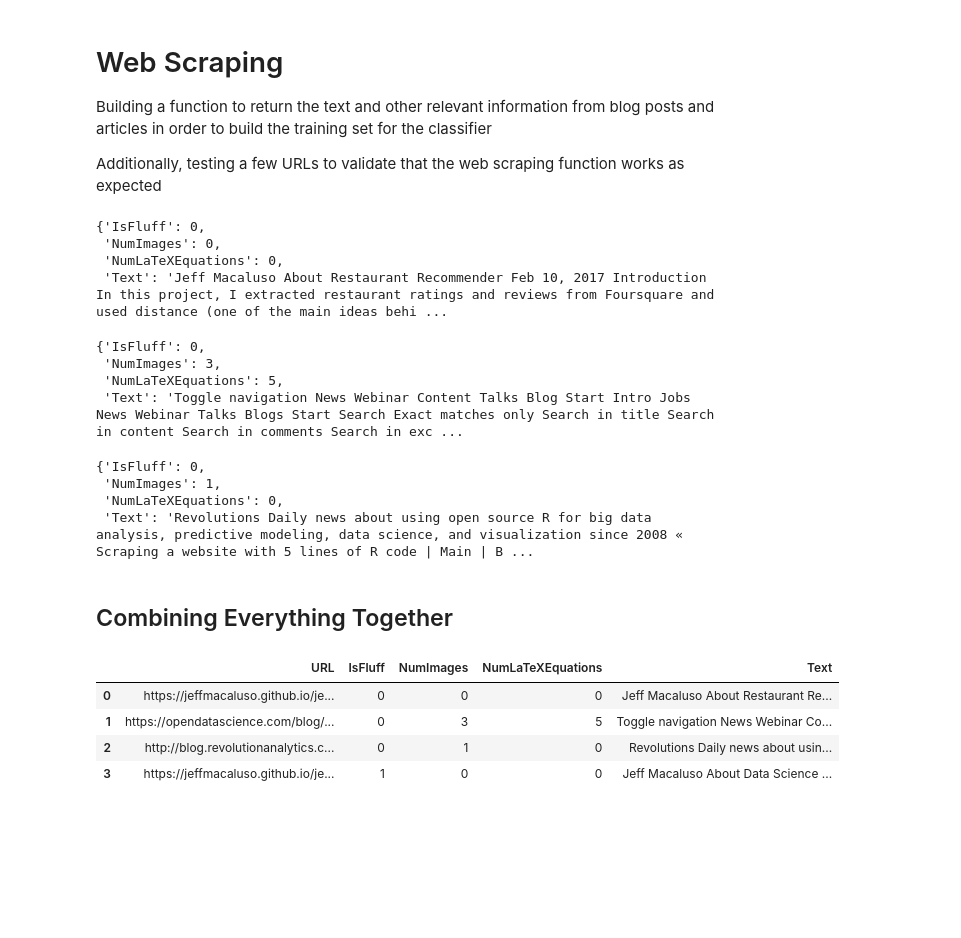
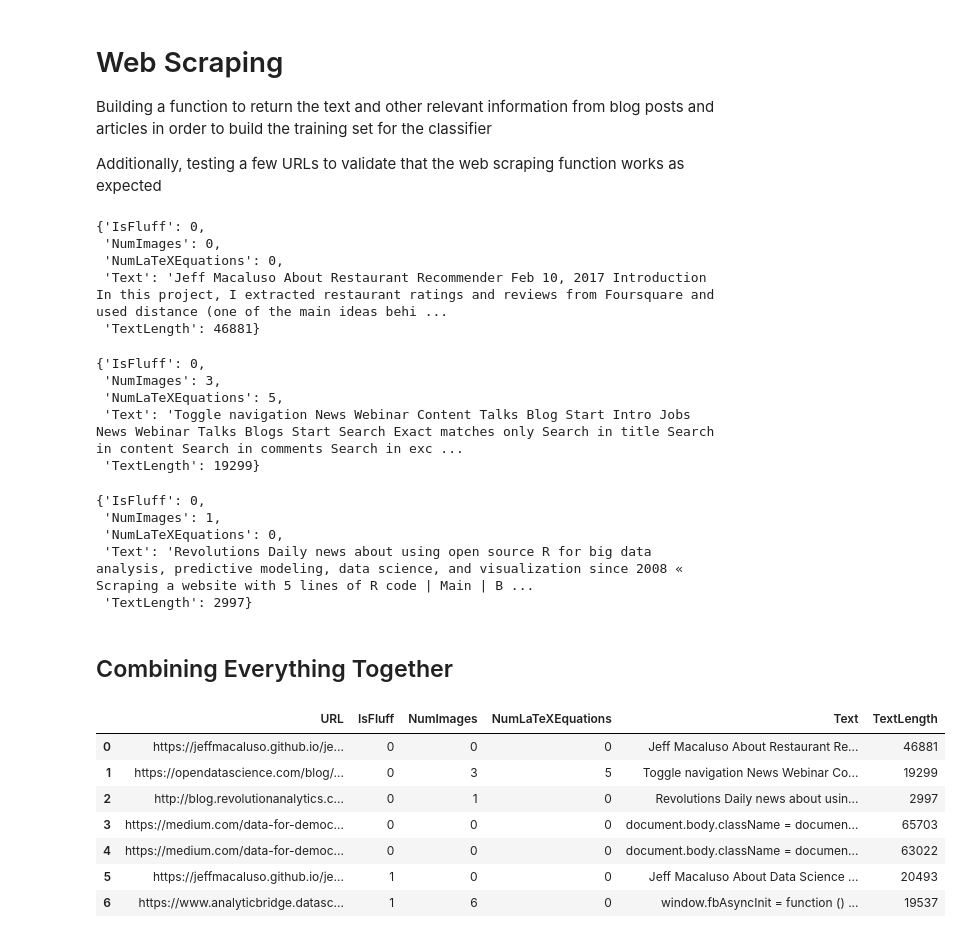
Before and after one commit to JeffMacaluso/FluffDetector, a Jupyter notebook: webScraping.ipynb, the cells around one changed output. Drawn from its saved outputs; the diff is of its cells as text; code cells hidden in the pictures; blank space fills up the shorter version.

```diff
--- a/webScraping.ipynb
+++ b/webScraping.ipynb
@@ -18,16 +18,16 @@ def web_scraper(url, fluff=0):
     To-Do:
     - Fix extracting number of images to include generated plots
     - Add good error handling for forbidden URLs
+    - Continue cleaning up and validating results
     """
     headers = {'User-Agent': 'Mozilla/5.0'}  # Setting the header to avoid common 403 errors
     page = requests.get(url, headers=headers)  # Reads the URL
     soup = BeautifulSoup(page.text, 'html.parser')  # Parses the HTML
     body = soup.find('body').get_text()  # Gets the text from the body
-    text = body.replace('\n', ' ')  # Replaces \n with a blank space
-    text = ' '.join(text.split())  # Removes doplucate white space
+    text = ' '.join(body.split())  # Replaces \n & \t with a blank space, and removes doplucate white space
     num_latex_equations = len(re.findall('begin{equation}', text))  # Counts number of LaTeX equations
     num_images = len(re.findall('src', text))  # Counts number of linked images
-    results = {'Text': text, 'NumLaTeXEquations': num_latex_equations, 'NumImages': num_images , 'IsFluff': fluff}
+    results = {'Text': text, 'NumLaTeXEquations': num_latex_equations, 'NumImages': num_images, 'TextLength': len(text), 'IsFluff': fluff}
     return results
 
 
@@ -37,6 +37,7 @@ web_scraper('https://jeffmacaluso.github.io/jekyll/update/2017/02/10/RestaurantR
  'NumImages': 0,
  'NumLaTeXEquations': 0,
  'Text': 'Jeff Macaluso About Restaurant Recommender Feb 10, 2017 Introduction In this project, I extracted restaurant ratings and reviews from Foursquare and used distance (one of the main ideas behi ...
+ 'TextLength': 46881}
 # %%
 web_scraper('https://opendatascience.com/blog/curse-of-dimensionality-explained/')
 # %% [output]
@@ -44,6 +45,7 @@ web_scraper('https://opendatascience.com/blog/curse-of-dimensionality-explained/
  'NumImages': 3,
  'NumLaTeXEquations': 5,
  'Text': 'Toggle navigation News Webinar Content Talks Blog Start Intro Jobs News Webinar Talks Blogs Start Search Exact matches only Search in title Search in content Search in comments Search in exc ...
+ 'TextLength': 19299}
 # %%
 web_scraper('http://blog.revolutionanalytics.com/2018/01/doazureparallel-simulations.html')
 # %% [output]
@@ -51,6 +53,7 @@ web_scraper('http://blog.revolutionanalytics.com/2018/01/doazureparallel-simulat
  'NumImages': 1,
  'NumLaTeXEquations': 0,
  'Text': 'Revolutions Daily news about using open source R for big data analysis, predictive modeling, data science, and visualization since 2008 « Scraping a website with 5 lines of R code | Main | B ...
+ 'TextLength': 2997}
 # %% [markdown]
 ## Combining Everything Together
 # %%
@@ -64,37 +67,43 @@ def scrape_all_urls(goodURLs, fluffURLs):
         """
         DRY: Scrapes URLs for each individual list before appending them together
         """
         # Putting the URLs into a data frame to take advantage of .apply
         urlDF = pd.DataFrame(urlList, columns=['URL'])
 
         # Scraping the URLs and adding the results back into the data frame as columns
         scraping_results = urlDF['URL'].apply(lambda url: pd.Series(web_scraper(url, fluff=fluff)))
         scraping_results = urlDF.merge(scraping_results, left_index=True, right_index=True)
 
         return scraping_results
 
     # Scraping both URL lists and returning them as data frames with the proper labels
     goodResults = format_results(goodURLs, fluff=0)
     fluffResults = format_results(fluffURLs, fluff=1)
 
     # Combining the two data frames into one
     results = goodResults.append(fluffResults).reset_index(drop=True)
 
     return results
 
 
 # List of good URLs to scrape
 goodURLs = ['https://jeffmacaluso.github.io/jekyll/update/2017/02/10/RestaurantRecommender.html',
             'https://opendatascience.com/blog/curse-of-dimensionality-explained/',
-            'http://blog.revolutionanalytics.com/2018/01/doazureparallel-simulations.html']
+            'http://blog.revolutionanalytics.com/2018/01/doazureparallel-simulations.html',
+            'https://medium.com/data-for-democracy/how-to-fool-americans-on-twitter-2a1da10724a2',
+            'https://medium.com/data-for-democracy/crafting-projects-islam-and-russian-propaganda-ccba9a409fb5']
 
 # List of uninteresting URLs to scrape
-fluffURLs = ['https://jeffmacaluso.github.io/jekyll/update/2016/03/03/DataScienceOverview.html']
+fluffURLs = ['https://jeffmacaluso.github.io/jekyll/update/2016/03/03/DataScienceOverview.html',
+             'https://www.analyticbridge.datasciencecentral.com/profiles/blogs/the-8-worst-predictive-modeling-techniques']
 
 scrape_all_urls(goodURLs, fluffURLs)
 # %% [output]
-|  | URL | IsFluff | NumImages | NumLaTeXEquations | Text |
-| 0 | https://jeffmacaluso.github.io/je... | 0 | 0 | 0 | Jeff Macaluso About Restaurant Re... |
-| 1 | https://opendatascience.com/blog/... | 0 | 3 | 5 | Toggle navigation News Webinar Co... |
-| 2 | http://blog.revolutionanalytics.c... | 0 | 1 | 0 | Revolutions Daily news about usin... |
-| 3 | https://jeffmacaluso.github.io/je... | 1 | 0 | 0 | Jeff Macaluso About Data Science ... |
+|  | URL | IsFluff | NumImages | NumLaTeXEquations | Text | TextLength |
+| 0 | https://jeffmacaluso.github.io/je... | 0 | 0 | 0 | Jeff Macaluso About Restaurant Re... | 46881 |
+| 1 | https://opendatascience.com/blog/... | 0 | 3 | 5 | Toggle navigation News Webinar Co... | 19299 |
+| 2 | http://blog.revolutionanalytics.c... | 0 | 1 | 0 | Revolutions Daily news about usin... | 2997 |
+| 3 | https://medium.com/data-for-democ... | 0 | 0 | 0 | document.body.className = documen... | 65703 |
+| 4 | https://medium.com/data-for-democ... | 0 | 0 | 0 | document.body.className = documen... | 63022 |
+| 5 | https://jeffmacaluso.github.io/je... | 1 | 0 | 0 | Jeff Macaluso About Data Science ... | 20493 |
+| 6 | https://www.analyticbridge.datasc... | 1 | 6 | 0 | window.fbAsyncInit = function () ... | 19537 |
```
